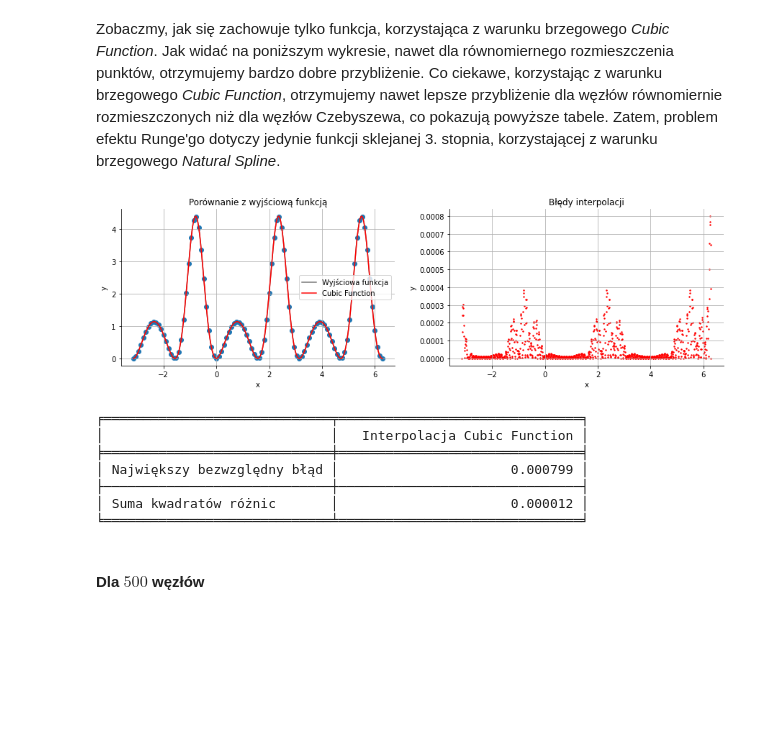
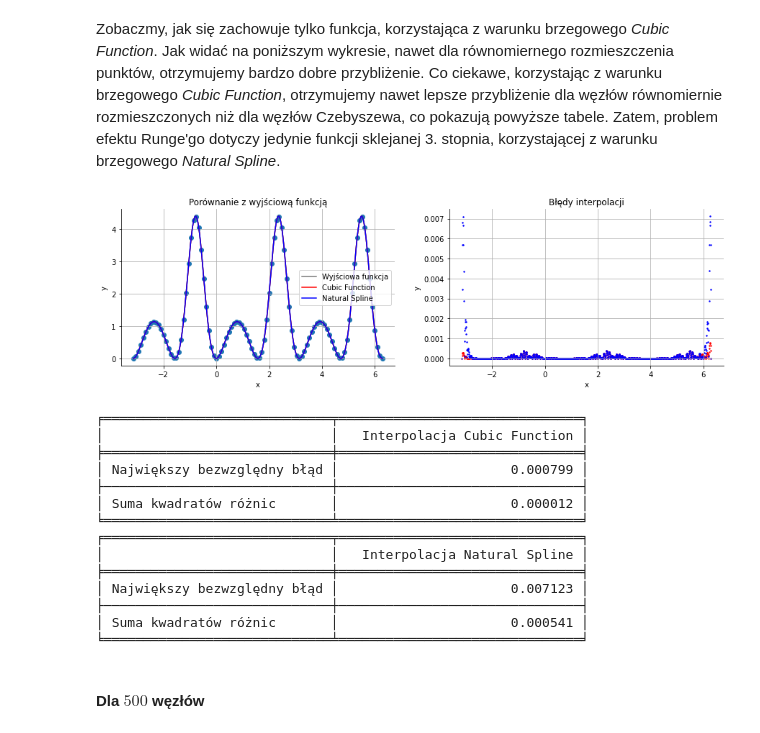
Before and after one commit to MatiPl01/Metody-Obliczeniowe-w-Nauce-i-Technice, a Jupyter notebook: 4. Laboratorium/Zadania/MOwNiT - Funkcje sklejane.ipynb, the cells around one changed output. Drawn from its saved outputs; the diff is of its cells as text; code cells hidden in the pictures; blank space fills up the shorter version.

Commit message:
Finished splines

```diff
--- a/4. Laboratorium/Zadania/MOwNiT - Funkcje sklejane.ipynb
+++ b/4. Laboratorium/Zadania/MOwNiT - Funkcje sklejane.ipynb
@@ -1334,16 +1334,16 @@ Zobaczmy, jak się zachowuje tylko funkcja, korzystająca z warunku brzegowego *
 # %%
 n = 100
 rich_plot(
     PlotFn(g, "#777", "Wyjściowa funkcja"),
     [
-        PlotIntep(CubicSpline, 'r', 'Cubic Function', kwargs={'boundary_condition': CubicBoundCond.CubicFunction})
-        PlotIntep(CubicSpline, 'r', 'Cubic Function', kwargs={'boundary_condition': CubicBoundCond.CubicFunction})
+        PlotIntep(CubicSpline, 'r', 'Cubic Function', kwargs={'boundary_condition': CubicBoundCond.CubicFunction}),
+        PlotIntep(CubicSpline, 'b', 'Natural Spline', kwargs={'boundary_condition': CubicBoundCond.NaturalSpline})
     ],
     a, b, n,
     show_errors_details=True
 )
 # %% [output]
-[figure, old version]
+[figure, new version]
 ╒═════════════════════════════╤═══════════════════════════════╕
 │                             │   Interpolacja Cubic Function │
 ╞═════════════════════════════╪═══════════════════════════════╡
@@ -1351,6 +1351,13 @@ rich_plot(
 ├─────────────────────────────┼───────────────────────────────┤
 │ Suma kwadratów różnic       │                      0.000012 │
 ╘═════════════════════════════╧═══════════════════════════════╛
+╒═════════════════════════════╤═══════════════════════════════╕
+│                             │   Interpolacja Natural Spline │
+╞═════════════════════════════╪═══════════════════════════════╡
+│ Największy bezwzględny błąd │                      0.007123 │
+├─────────────────────────────┼───────────────────────────────┤
+│ Suma kwadratów różnic       │                      0.000541 │
+╘═════════════════════════════╧═══════════════════════════════╛
 # %% [markdown]
 #### Dla $500$ węzłów
 # %% [markdown]
```
Also changed, not shown: parts of 6 cells of this notebook, 3 other files.
